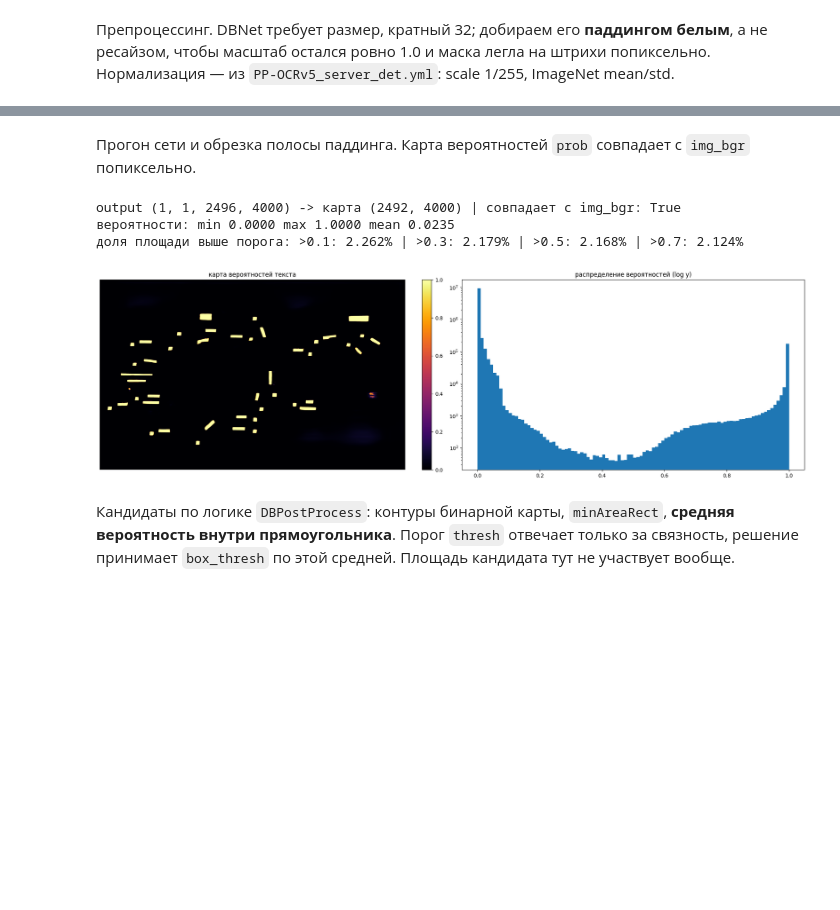
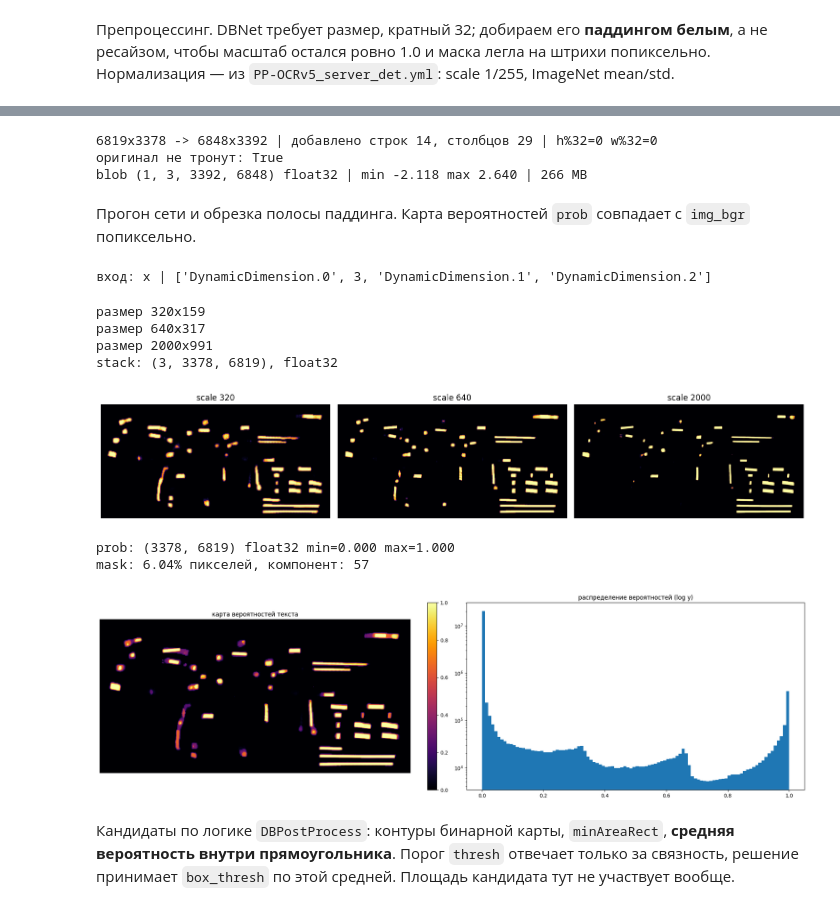
Before and after one commit to SergeyKrasnoslobodtsev/draftslice, a Jupyter notebook: notebooks/classification_comp.ipynb, the cells around one changed output, grey strips where cells are left out. Drawn from its saved outputs; the diff is of its cells as text; code cells hidden in the pictures; blank space fills up the shorter version.

```diff
--- a/notebooks/classification_comp.ipynb
+++ b/notebooks/classification_comp.ipynb
@@ -42,12 +42,10 @@ PALETTE = [(70, 130, 255), (60, 200, 90), (255, 190, 40), (255, 70, 70), (200, 8
 # %% [markdown]
 Список файлов датасета.
 # %%
-folder = Path("D:/datasets/Сравнение чертежей/Эскизы датасет")
+folder = Path("/mnt/data/datasets/Сравнение чертежей/Эскизы датасет")
 files = sorted(folder.glob("*.jpg"))
 
 print(f"файлов: {len(files)}")
-# for i, f in enumerate(files):
-#     print(f"[{i}] {f.stem}")
 # %% [output]
 файлов: 21
 # %% [markdown]
@@ -144,2 +129,25 @@ blob (1, 3, 2496, 4000) float32 | min -2.118 max 2.640 | 114 MB
+# %%
+img_bgr = ui_load.result
+# %%
+img_det, pad_h, pad_w = pad_to_stride(img_bgr)
+blob = to_blob(img_det)
+
+h, w = img_bgr.shape[:2]
+dh, dw = img_det.shape[:2]
+print(f"{w}x{h} -> {dw}x{dh} | добавлено строк {pad_h}, столбцов {pad_w} | h%32={dh % 32} w%32={dw % 32}")
+print(f"оригинал не тронут: {np.array_equal(img_det[:h, :w], img_bgr)}")
+print(f"blob {blob.shape} {blob.dtype} | min {blob.min():.3f} max {blob.max():.3f} | {blob.nbytes / 1024**2:.0f} MB")
+# %% [output]
+6819x3378 -> 6848x3392 | добавлено строк 14, столбцов 29 | h%32=0 w%32=0
+оригинал не тронут: True
+blob (1, 3, 3392, 6848) float32 | min -2.118 max 2.640 | 266 MB
 # %% [markdown]
 Прогон сети и обрезка полосы паддинга. Карта вероятностей `prob` совпадает с `img_bgr` попиксельно.
+# %%
+import onnxruntime as ort
+
+det_session = ort.InferenceSession("./models/PP-OCRv5_server_det_infer.onnx")
+input_name = det_session.get_inputs()[0].name
+print(f"вход: {input_name} | {det_session.get_inputs()[0].shape}")
+# %% [output]
+вход: x | ['DynamicDimension.0', 3, 'DynamicDimension.1', 'DynamicDimension.2']
@@ -146,28 +187,52 @@ blob (1, 3, 2496, 4000) float32 | min -2.118 max 2.640 | 114 MB
+# %%
+scales = [320, 640, 2000]
+maps = multiscale_detection(img_bgr, scales=scales)
+print(f"stack: {maps.shape}, {maps.dtype}")
+# %% [output]
+размер 320x159
+размер 640x317
+размер 2000x991
+stack: (3, 3378, 6819), float32
+# %%
+fig, axes = plt.subplots(1, len(maps), figsize=(5 * len(maps), 5))
+for ax, m, s in zip(axes, maps, scales, strict=True):
+    ax.imshow(m, cmap="inferno", vmin=0, vmax=1)
+    ax.set_title(f"scale {s}")
+    ax.axis("off")
+plt.tight_layout()
+plt.show()
+# %% [output]
+[figure, added]
+# %%
+def classify_maps(maps: np.ndarray, method: str = "mean", thr: float = 0.3) -> np.ndarray:
+    """Стек карт вероятностей (S, H, W) -> бинарная маска (H, W) uint8 {0, 255}."""
+    prob = {
+        "max": maps.max,
+        "mean": maps.mean,
+        "min": maps.min,
+        "median": lambda axis: np.median(maps, axis=axis),
+    }[method](axis=0)
+    return prob, ((prob > thr) * 255).astype(np.uint8)
+
+
+prob, mask = classify_maps(maps, method="mean", thr=0.3)
+print(f"prob: {prob.shape} {prob.dtype} min={prob.min():.3f} max={prob.max():.3f}")
+print(f"mask: {(mask > 0).mean() * 100:.2f}% пикселей, компонент: {cv2.connectedComponents(mask)[0] - 1}")
+# %% [output]
+prob: (3378, 6819) float32 min=0.000 max=1.000
+mask: 6.04% пикселей, компонент: 57
 # %%
-output = det_session.run(None, {input_name: blob})[0]
-prob_full = output[0, 0]
-assert prob_full.shape == img_det.shape[:2], f"выход {prob_full.shape} не совпал со входом {img_det.shape[:2]}"
-
-prob = prob_full[:h, :w]
-
-print(f"output {output.shape} -> карта {prob.shape} | совпадает с img_bgr: {prob.shape == (h, w)}")
-print(f"вероятности: min {prob.min():.4f} max {prob.max():.4f} mean {prob.mean():.4f}")
-print("доля площади выше порога: " + " | ".join(f">{t}: {(prob > t).mean() * 100:.3f}%" for t in (0.1, 0.3, 0.5, 0.7)))
-
 fig, ax = plt.subplots(1, 2, figsize=(20, 6))
 im = ax[0].imshow(prob, cmap="inferno", vmin=0, vmax=1)
 ax[0].set_title("карта вероятностей текста")
 ax[0].axis("off")
 plt.colorbar(im, ax=ax[0], fraction=0.03)
 ax[1].hist(prob.ravel(), bins=100, log=True)
 ax[1].set_title("распределение вероятностей (log y)")
 plt.tight_layout()
 plt.show()
 # %% [output]
-output (1, 1, 2496, 4000) -> карта (2492, 4000) | совпадает с img_bgr: True
-вероятности: min 0.0000 max 1.0000 mean 0.0235
-доля площади выше порога: >0.1: 2.262% | >0.3: 2.179% | >0.5: 2.168% | >0.7: 2.124%
-[figure, old version]
+[figure, new version]
 # %% [markdown]
 Кандидаты по логике `DBPostProcess`: контуры бинарной карты, `minAreaRect`, **средняя вероятность
 внутри прямоугольника**. Порог `thresh` отвечает только за связность, решение принимает
```
Also changed, not shown: parts of 29 cells of this notebook.
